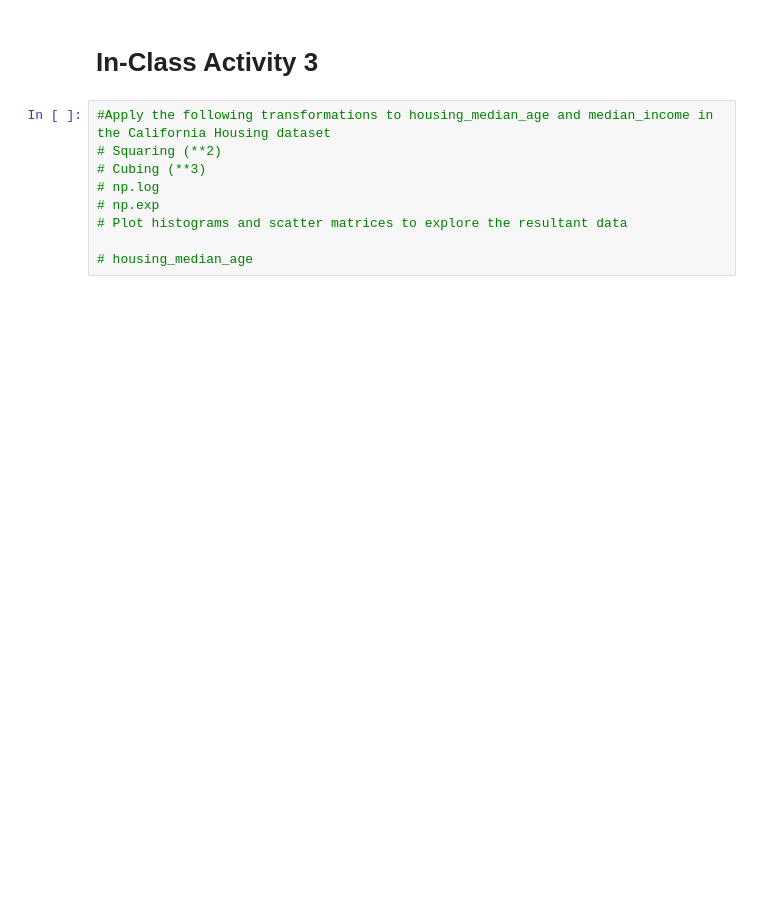
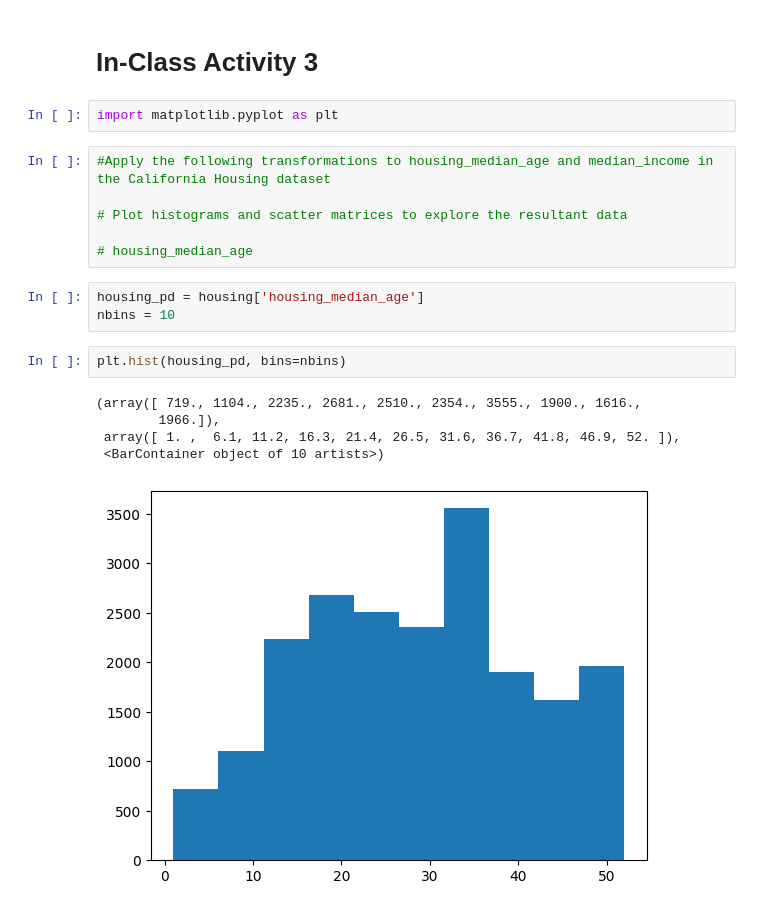
Before and after one commit to coughlinjennie/data71200su24, a Jupyter notebook: class3/data71200class3lab-Jennie.ipynb, the cells around one changed output. Saved outputs shown, nothing was run; the diff lists cells and outputs as text; blank space fills up the shorter version.

```diff
--- a/class3/data71200class3lab-Jennie.ipynb
+++ b/class3/data71200class3lab-Jennie.ipynb
@@ -49,11 +98,21 @@ from sklearn.preprocessing import KBinsDiscretizer
 # %% [markdown]
 # In-Class Activity 3
+# %%
+import matplotlib.pyplot as plt
 # %%
 #Apply the following transformations to housing_median_age and median_income in the California Housing dataset
-# Squaring (**2)
-# Cubing (**3)
-# np.log
-# np.exp
+
 # Plot histograms and scatter matrices to explore the resultant data
 
 # housing_median_age
+# %%
+housing_pd = housing['housing_median_age']
+nbins = 10
+# %%
+plt.hist(housing_pd, bins=nbins)
+# %% [output]
+(array([ 719., 1104., 2235., 2681., 2510., 2354., 3555., 1900., 1616.,
+        1966.]),
+ array([ 1. ,  6.1, 11.2, 16.3, 21.4, 26.5, 31.6, 36.7, 41.8, 46.9, 52. ]),
+ <BarContainer object of 10 artists>)
+[figure, added]
```
Also changed, not shown: parts of 20 cells of this notebook.
